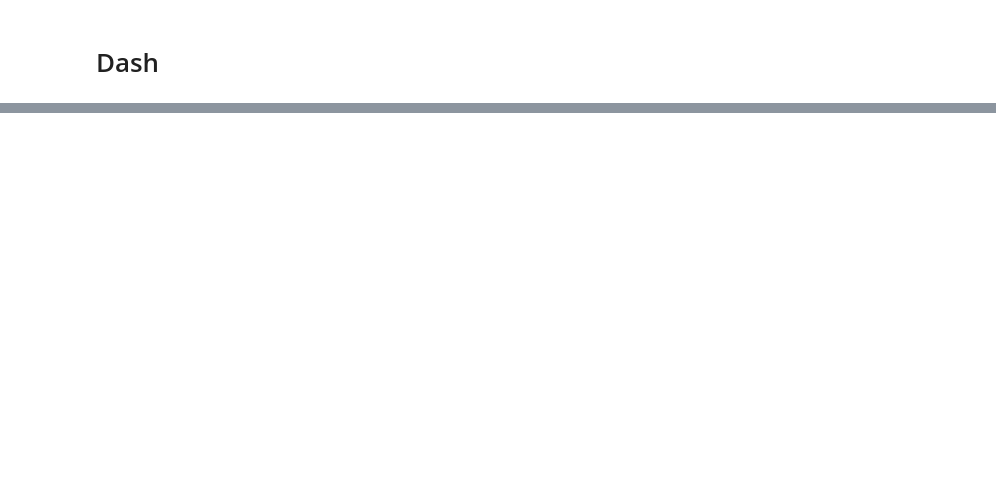
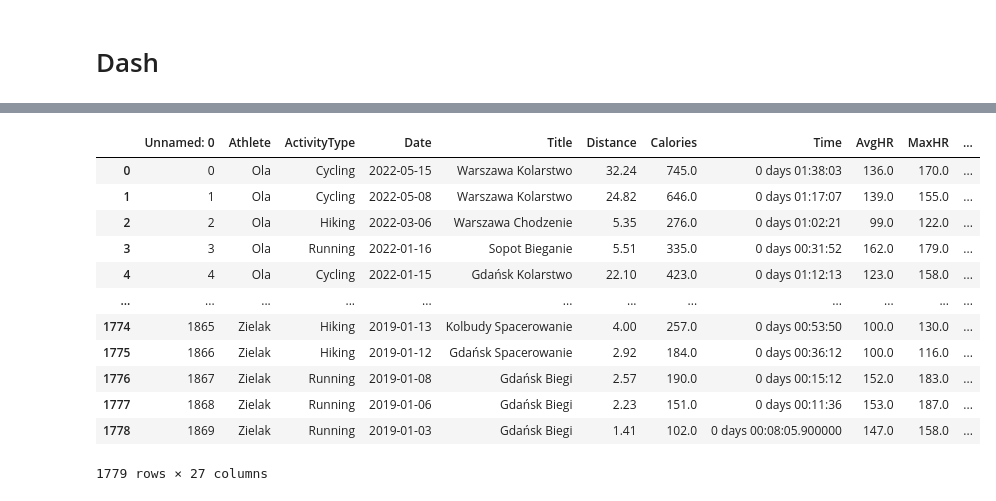
Before and after one commit to rafzieli/Garmin_dashboard, a Jupyter notebook: colab_dash.ipynb, the cells around one changed output, grey strips where cells are left out. Cells and saved outputs as stored; diff of their text form; code cells hidden in the pictures; blank space fills up the shorter version.

```diff
--- a/colab_dash.ipynb
+++ b/colab_dash.ipynb
@@ -357,3 +409,19 @@ if __name__ == '__main__':
 # %% [output]
 Dash app running on:
 [interactive output not drawn]
+# %%
+df
+# %% [output]
+|  | Unnamed: 0 | Athlete | ActivityType | Date | Title | Distance | Calories | Time | AvgHR | MaxHR | ... |
+| 0 | 0 | Ola | Cycling | 2022-05-15 | Warszawa Kolarstwo | 32.24 | 745.0 | 0 days 01:38:03 | 136.0 | 170.0 | ... |
+| 1 | 1 | Ola | Cycling | 2022-05-08 | Warszawa Kolarstwo | 24.82 | 646.0 | 0 days 01:17:07 | 139.0 | 155.0 | ... |
+| 2 | 2 | Ola | Hiking | 2022-03-06 | Warszawa Chodzenie | 5.35 | 276.0 | 0 days 01:02:21 | 99.0 | 122.0 | ... |
+| 3 | 3 | Ola | Running | 2022-01-16 | Sopot Bieganie | 5.51 | 335.0 | 0 days 00:31:52 | 162.0 | 179.0 | ... |
+| 4 | 4 | Ola | Cycling | 2022-01-15 | Gdańsk Kolarstwo | 22.10 | 423.0 | 0 days 01:12:13 | 123.0 | 158.0 | ... |
+| ... | ... | ... | ... | ... | ... | ... | ... | ... | ... | ... | ... |
+| 1774 | 1865 | Zielak | Hiking | 2019-01-13 | Kolbudy Spacerowanie | 4.00 | 257.0 | 0 days 00:53:50 | 100.0 | 130.0 | ... |
+| 1775 | 1866 | Zielak | Hiking | 2019-01-12 | Gdańsk Spacerowanie | 2.92 | 184.0 | 0 days 00:36:12 | 100.0 | 116.0 | ... |
+| 1776 | 1867 | Zielak | Running | 2019-01-08 | Gdańsk Biegi | 2.57 | 190.0 | 0 days 00:15:12 | 152.0 | 183.0 | ... |
+| 1777 | 1868 | Zielak | Running | 2019-01-06 | Gdańsk Biegi | 2.23 | 151.0 | 0 days 00:11:36 | 153.0 | 187.0 | ... |
+| 1778 | 1869 | Zielak | Running | 2019-01-03 | Gdańsk Biegi | 1.41 | 102.0 | 0 days 00:08:05.900000 | 147.0 | 158.0 | ... |
+1779 rows × 27 columns
```
Also changed, not shown: parts of 4 cells of this notebook.
